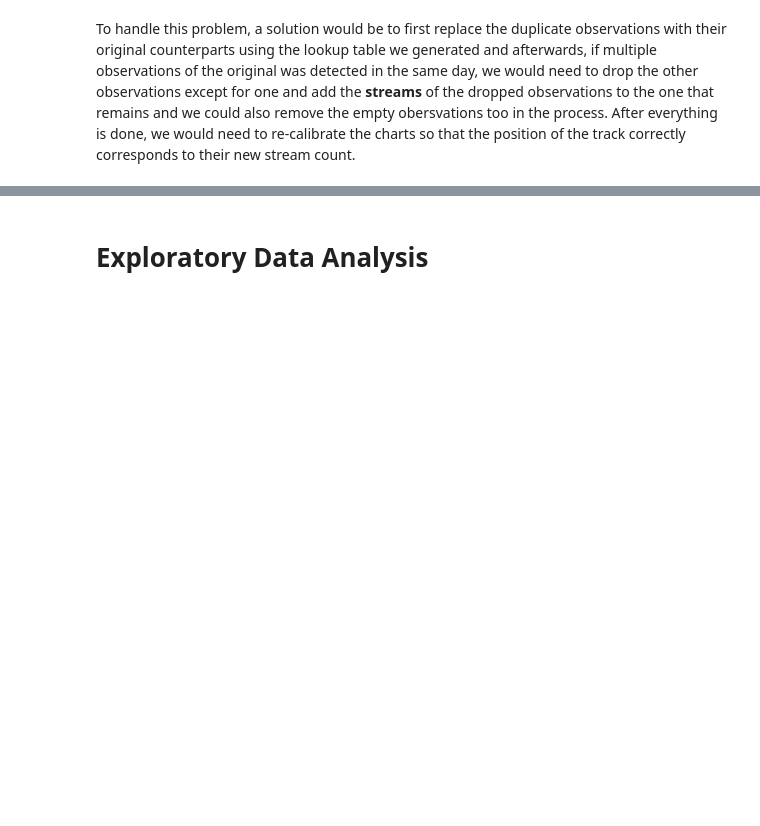
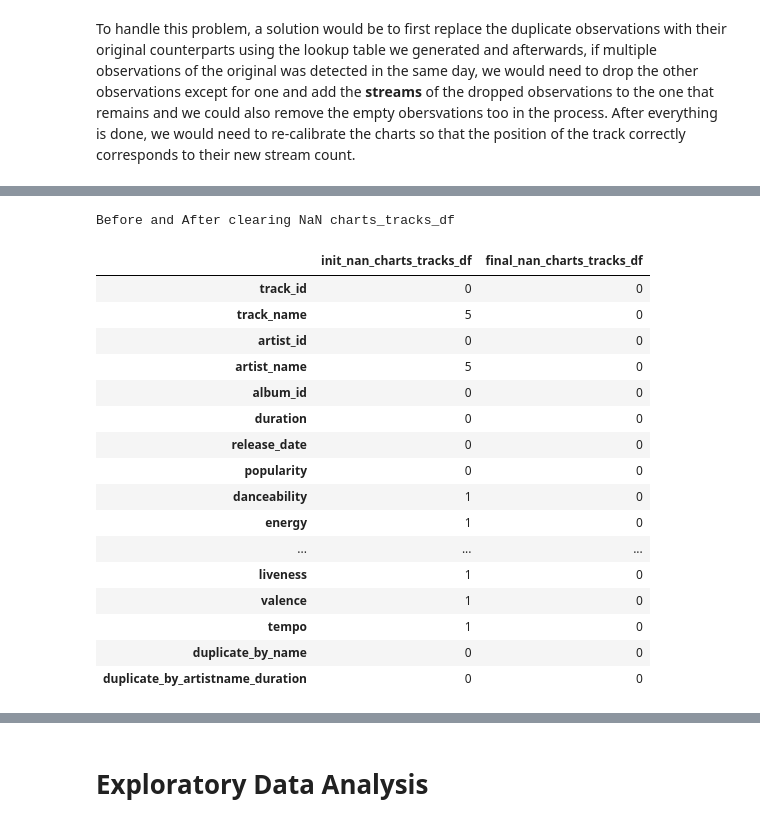
Before and after one commit to ADichoso/CSMODEL-Project-XX22-G1, a Jupyter notebook: SpotifyDataset.ipynb, the cells around one changed output, grey strips where cells are left out. Saved outputs shown, nothing was run; the diff lists cells and outputs as text; code cells hidden in the pictures; blank space fills up the shorter version.

Commit message:
finished data cleaning

```diff
--- a/SpotifyDataset.ipynb
+++ b/SpotifyDataset.ipynb
@@ -460,3 +410,0 @@ charts_df.head(5)
-# %%
-pd.set_option('display.max_rows', 10)
-charts_tracks_df.query('duplicate_by_artistname_duration == True').sort_values(by = ['duration', 'artist_name'])
@@ -465,3 +410,0 @@ charts_tracks_df.query('duplicate_by_artistname_duration == True').sort_values(b
-# %%
-pd.set_option('display.max_rows', None)
-charts_df["track_name"].value_counts().sort_index()
@@ -490,0 +418,13 @@ Tag-ulan (Original Soundtrack of "Luck At First Sight")
+# %%
+#Step 3: Remove NaN Values from all three datasets
+init_nan_charts_df = charts_df.isna().sum()
+init_nan_charts_tracks_df = charts_tracks_df.isna().sum()
+init_nan_charts_artists_df = charts_artists_df.isna().sum()
+
+charts_df.dropna(inplace=True)
+charts_tracks_df.dropna(inplace=True)
+charts_artists_df.dropna(inplace=True)
+
+final_nan_charts_df = charts_df.isna().sum()
+final_nan_charts_tracks_df = charts_tracks_df.isna().sum()
+final_nan_charts_artists_df = charts_artists_df.isna().sum()
@@ -490,0 +442,21 @@ Tag-ulan (Original Soundtrack of "Luck At First Sight")
+# %%
+pd.DataFrame(dict(init_nan_charts_tracks_df = init_nan_charts_tracks_df, final_nan_charts_tracks_df = final_nan_charts_tracks_df)).style.set_caption("Before and After clearing NaN charts_tracks_df")
+# %% [output]
+Before and After clearing NaN charts_tracks_df
+|  | init_nan_charts_tracks_df | final_nan_charts_tracks_df |
+| track_id | 0 | 0 |
+| track_name | 5 | 0 |
+| artist_id | 0 | 0 |
+| artist_name | 5 | 0 |
+| album_id | 0 | 0 |
+| duration | 0 | 0 |
+| release_date | 0 | 0 |
+| popularity | 0 | 0 |
+| danceability | 1 | 0 |
+| energy | 1 | 0 |
+| ... | ... | ... |
+| liveness | 1 | 0 |
+| valence | 1 | 0 |
+| tempo | 1 | 0 |
+| duplicate_by_name | 0 | 0 |
+| duplicate_by_artistname_duration | 0 | 0 |
```
Also changed, not shown: parts of 31 cells of this notebook.
